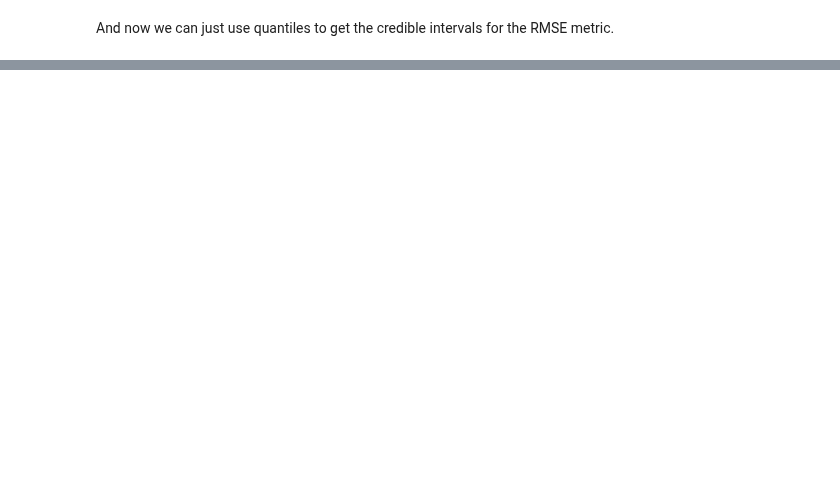
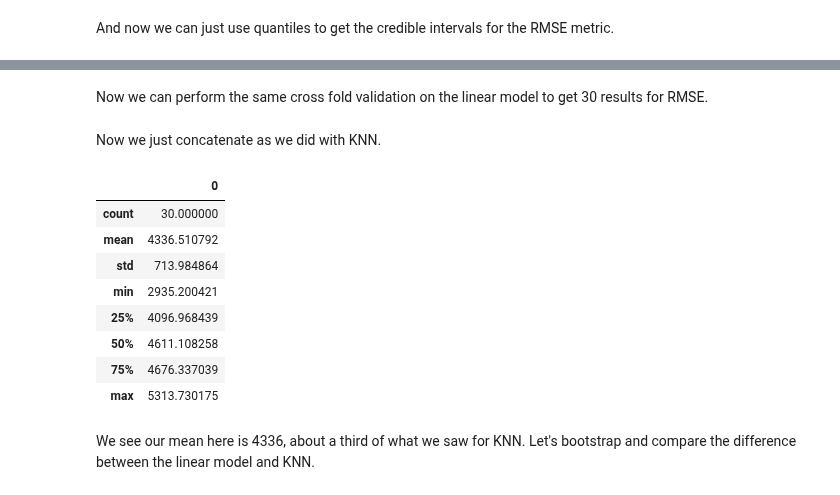
Before and after one commit to ansaridan/jhu-data-engineering-team-5, a Jupyter notebook: Module_12/Jhirsc21.ipynb, the cells around one changed output, grey strips where cells are left out. Cells and saved outputs as stored; diff of their text form; code cells hidden in the pictures; blank space fills up the shorter version.

```diff
--- a/Module_12/Jhirsc21.ipynb
+++ b/Module_12/Jhirsc21.ipynb
@@ -223,0 +240,53 @@ We see a 95% probability that the mean falls between 11,484 and 14,055. We could
+# %%
+insurance['age_sq'] = insurance['age'] ** 2
+insurance["bmi_above_30"] = insurance.bmi.apply(lambda bmi: 1 if bmi > 30.0 else 0)
+
+insurance['interaction1'] = insurance['smoke_yes']*insurance['bmi']
+insurance['interaction2'] = insurance['smoke_yes']*insurance['bmi_above_30']
+# %% [markdown]
+Now we can perform the same cross fold validation on the linear model to get 30 results for RMSE.
+# %%
+x = insurance.loc[:, ['age_sq', 'male', 'bmi', 'smoke_yes',
+                    'interaction1',
+                    'bmi_above_30', 'interaction2',
+                    'children']].values
+
+y = insurance['charges'].values
+# %%
+np.random.seed(83443)
+
+model = sklearn.linear_model.LinearRegression()
+
+linear_mses = []
+linear_r2s = []
+
+
+for i in range(0,3):
+    # this shuffles the observations in the dataframe
+    insurance = insurance.sample(frac=1).reset_index(drop=True)
+
+    scores_mse = abs(cross_val_score(model, x, y, scoring='neg_root_mean_squared_error', cv=10))
+    scores_r2 = abs(cross_val_score(model, x, y, scoring='r2', cv=10))
+
+    linear_mses.append(scores_mse)
+    linear_r2s.append(scores_r2)
+# %% [markdown]
+Now we just concatenate as we did with KNN.
+# %%
+linear_mse_all = np.concatenate([linear_mses[0], linear_mses[1], linear_mses[2]])
+linear_r2_all = np.concatenate([linear_r2s[0], linear_r2s[1], linear_r2s[2]])
+linear_sigma_all = np.concatenate([np.sqrt(linear_mses[0]), np.sqrt(linear_mses[1]),np.sqrt(linear_mses[2])])
+
+pd.DataFrame(linear_mse_all).describe()
+# %% [output]
+|  | 0 |
+| count | 30.000000 |
+| mean | 4336.510792 |
+| std | 713.984864 |
+| min | 2935.200421 |
+| 25% | 4096.968439 |
+| 50% | 4611.108258 |
+| 75% | 4676.337039 |
+| max | 5313.730175 |
+# %% [markdown]
+We see our mean here is 4336, about a third of what we saw for KNN. Let's bootstrap and compare the difference between the linear model and KNN.
```
Also changed, not shown: parts of 20 cells of this notebook, 1 other file.
